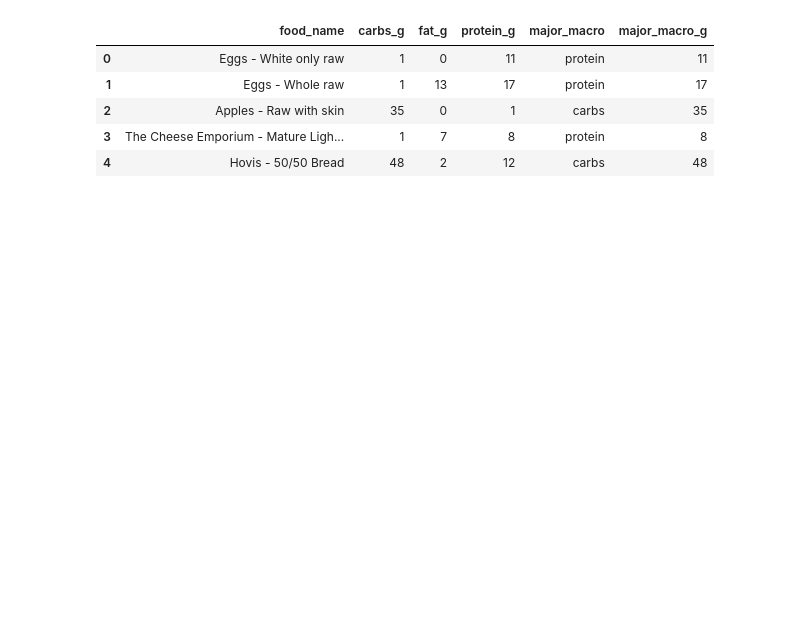
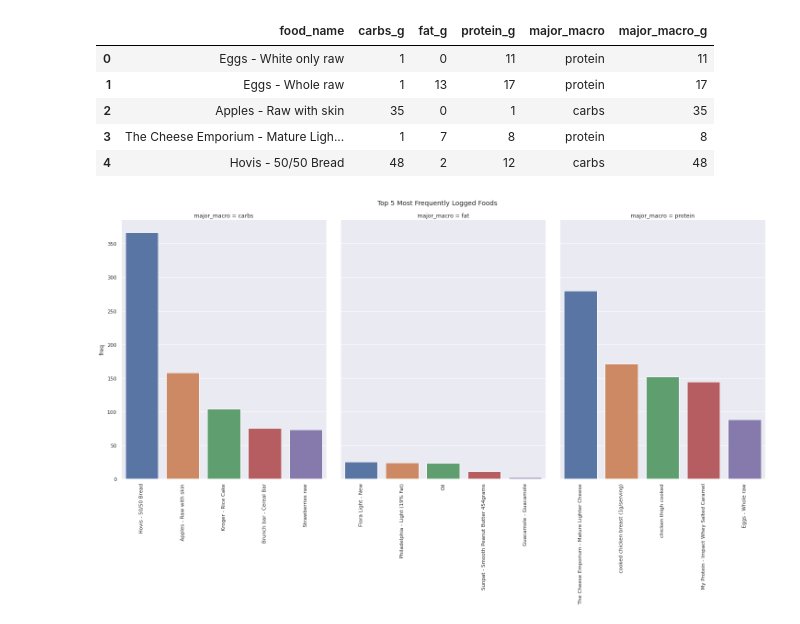
Before and after one commit to ismailmo1/mfp-wrapped, a Jupyter notebook: food_eda.ipynb, the cells around one changed output. Cells and saved outputs as stored; diff of their text form; code cells hidden in the pictures; blank space fills up the shorter version.

```diff
--- a/food_eda.ipynb
+++ b/food_eda.ipynb
@@ -227,0 +243,18 @@ top_foods_df = food_df.drop_duplicates('food_name').groupby('major_macro', as_in
+# %%
+grid = sns.catplot(data =top_foods_freq_df,
+                    y='freq',
+                    x='food_name',
+                    kind='bar',
+                    col='major_macro',
+                    sharex=False,
+                    palette=sns.color_palette('deep'),
+                    aspect = 2.5 )
+
+grid.figure.set_size_inches(20,10)
+grid.despine = True
+grid.figure.suptitle('Top 5 Most Frequently Logged Foods')
+for ax in grid.axes.flatten():
+    ax.set_xticklabels(ax.get_xticklabels(),rotation = 90)
+    ax.set_xlabel("")
+# %% [output]
+[figure, added]
```
Also changed, not shown: parts of 12 cells of this notebook.
